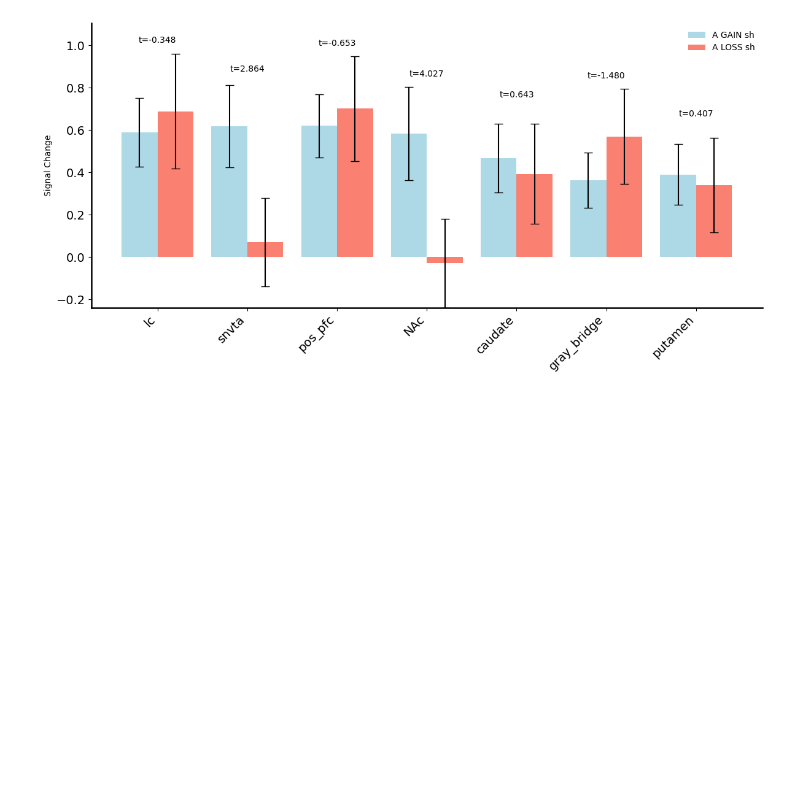
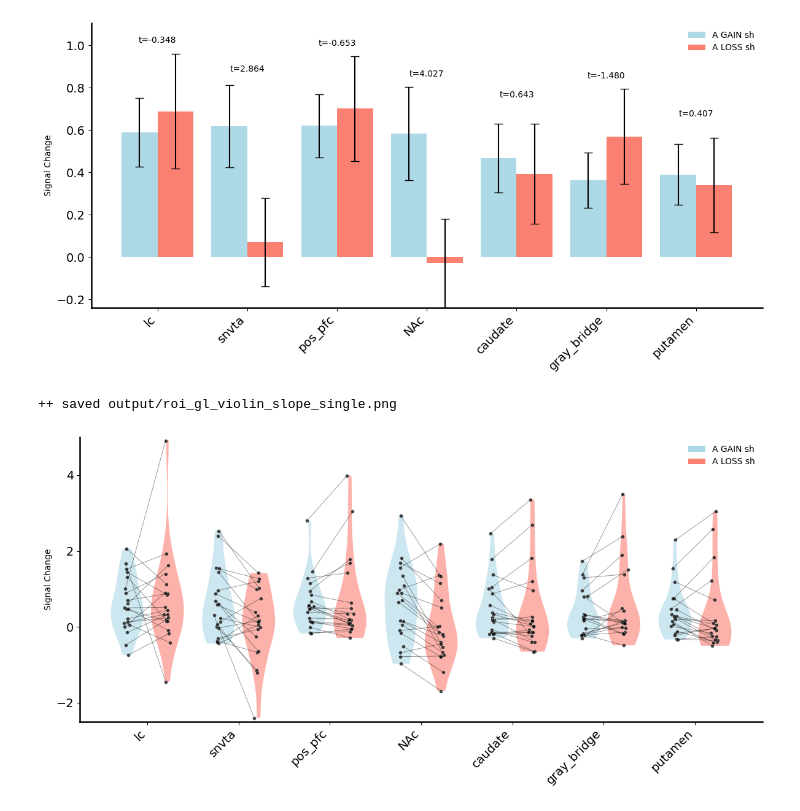
Before and after one commit to yuhuichai/LCT, a Jupyter notebook: gainloss_fig4.ipynb, the cells around one changed output. Saved outputs shown, nothing was run; the diff lists cells and outputs as text; code cells hidden in the pictures; blank space fills up the shorter version.

```diff
--- a/gainloss_fig4.ipynb
+++ b/gainloss_fig4.ipynb
@@ -39,6 +39,9 @@ all_roi_data = []
 all_roi_sem = []
 all_t_stats = []
 all_p_vals = []
+
+all_roi_gain_subject = []
+all_roi_loss_subject = []
 # %%
 for roi in roi_list:
     bold_mean_file = f"{stats_prefix}{roi}.1D"
@@ -57,7 +60,6 @@ for roi in roi_list:
         for subj_idx, subj_file in enumerate(bold_subj_list):
             roi_mean_all[:, subj_idx] = np.loadtxt(subj_file)
 
-
         # Convert coef_list to a NumPy array if it's a list
         coef_list = np.array(coef_list)
 
@@ -70,6 +72,10 @@ for roi in roi_list:
             np.mean(roi_mean_all[loss_indices, :], axis=0)
         ])
         coef_list1 = ['A GAIN sh', 'A LOSS sh']
+
+        # NEW: keep subject arrays for violins
+        all_roi_gain_subject.append(roi_mean_all[0, :].copy())
+        all_roi_loss_subject.append(roi_mean_all[1, :].copy())
 
         roi_mean = np.mean(roi_mean_all, axis=1)
         roi_sem = np.std(roi_mean_all, axis=1) / np.sqrt(subj_num)
@@ -156,3 +161,73 @@ print("++ save fig to the server")
 # %% [output]
 ++ save fig to the server
 [figure]
+# %%
+# %% Violin + paired slope (Gain → Loss) in ONE plot across all ROIs
+import numpy as np, matplotlib.pyplot as plt
+from matplotlib.ticker import MaxNLocator
+from matplotlib.patches import Patch
+from scipy.stats import t
+
+fig, ax = plt.subplots(figsize=(12, 6))
+x = np.arange(len(roi_list))
+offset   = 0.22          # half-distance between Gain and Loss per ROI
+vwidth   = 0.36
+JITTER_SD = 0.02
+rng = np.random.default_rng(7)
+
+gain_color, loss_color = 'lightblue', 'salmon'
+GAIN_LABEL, LOSS_LABEL = 'A GAIN sh', 'A LOSS sh'
+
+# y-limit like your bar plot for consistency
+max_y = np.max(all_roi_data + all_roi_sem)
+min_y = np.min(all_roi_data - all_roi_sem)
+ax.set_ylim(-2.5, 5)
+
+for i in range(len(roi_list)):
+    gain = np.asarray(all_roi_gain_subject[i], float)
+    loss = np.asarray(all_roi_loss_subject[i], float)
+
+    # --- violins (background) ---
+    parts = ax.violinplot([gain, loss],
+                          positions=[x[i]-offset, x[i]+offset],
+                          widths=vwidth,
+                          showmeans=False, showmedians=False, showextrema=False)
+    parts['bodies'][0].set_facecolor(gain_color); parts['bodies'][0].set_alpha(0.6); parts['bodies'][0].set_edgecolor('none')
+    parts['bodies'][1].set_facecolor(loss_color); parts['bodies'][1].set_alpha(0.6); parts['bodies'][1].set_edgecolor('none')
+
+    # --- paired slope lines + points (use SAME jitter on both ends so the line hits both dots) ---
+    n = gain.size
+    base = rng.normal(0, JITTER_SD, size=n)  # same jitter used for both ends
+    xg = x[i] - offset + base
+    xl = x[i] + offset + base
+
+    # lines first (under the points)
+    for j in range(n):
+        ax.plot([xg[j], xl[j]], [gain[j], loss[j]],
+                color='k', alpha=0.4, lw=0.7, zorder=4)
+
+    # dots
+    ax.scatter(xg, gain, s=18, alpha=0.7, color='k', linewidth=0.3, edgecolor='white', zorder=5)
+    ax.scatter(xl, loss, s=18, alpha=0.7, color='k', linewidth=0.3, edgecolor='white', zorder=5)
+
+# # cosmetics/labels/legend
+# ax.axhline(0, color='k', lw=1, alpha=0.6)
+ax.set_xticks(x)
+ax.set_xticklabels(roi_list if 'roinm_list' in globals() else roi_list, rotation=45, ha='right')
+ax.set_ylabel("Signal Change")
+ax.tick_params(axis='y', labelsize=14); ax.tick_params(axis='x', labelsize=14)
+ax.yaxis.set_major_locator(MaxNLocator(4))
+ax.spines['top'].set_visible(False); ax.spines['right'].set_visible(False)
+ax.spines['left'].set_linewidth(1.8); ax.spines['bottom'].set_linewidth(1.8)
+
+ax.legend(handles=[
+    Patch(facecolor=gain_color, label=GAIN_LABEL),
+    Patch(facecolor=loss_color, label=LOSS_LABEL)
+], frameon=False, loc='upper right')
+
+plt.tight_layout()
+plt.savefig("output/roi_gl_violin_slope_single.png", dpi=300, bbox_inches='tight')
+print("++ saved output/roi_gl_violin_slope_single.png")
+# %% [output]
+++ saved output/roi_gl_violin_slope_single.png
+[figure, added]
```
Also changed, not shown: parts of 1 cell of this notebook, 4 other files.
